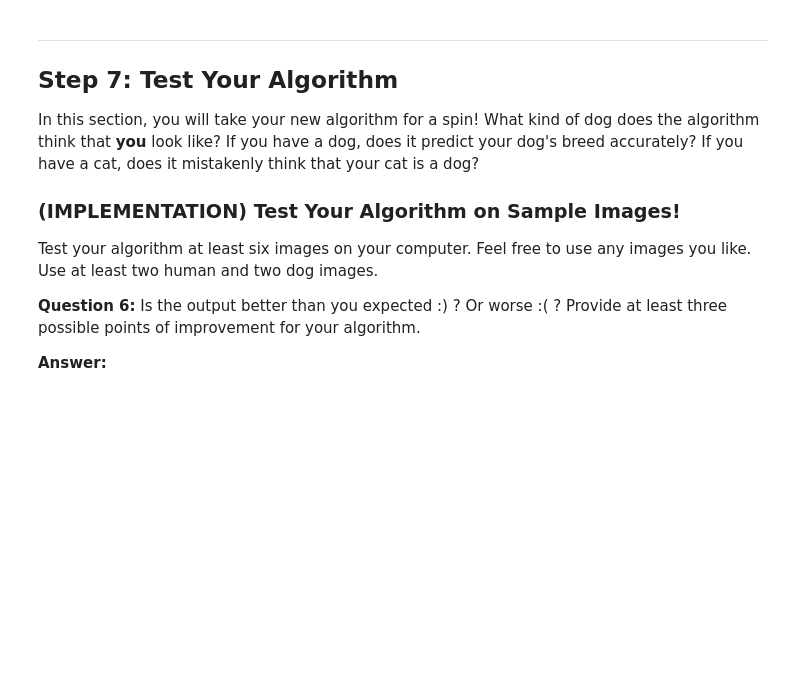
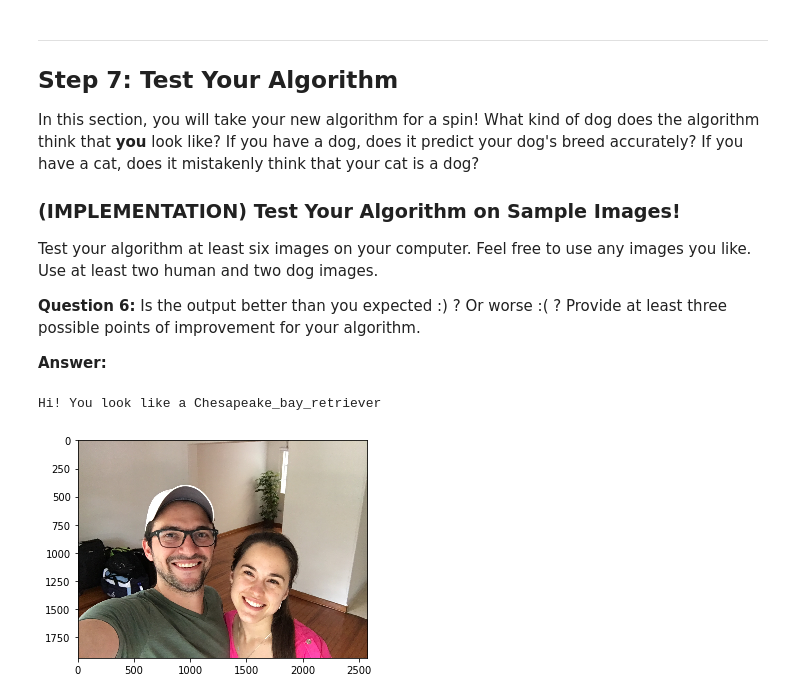
Before and after one commit to sebasibarguen/dog-project, a Jupyter notebook: dog_app.ipynb, the cells around one changed output. Cells and saved outputs as stored; diff of their text form; code cells hidden in the pictures; blank space fills up the shorter version.

Commit message:
added images and predictions.

```diff
--- a/dog_app.ipynb
+++ b/dog_app.ipynb
@@ -708,7 +708,8 @@ def predict_breed(img_path):
 
     is_person = face_detector(img_path)
     is_dog = dog_detector(img_path)
-    if is_person:
+
+    if is_person and not is_dog:
         breed = xception_predict_breed(img_path)
         return "Hi! You look like a {}".format(breed)
     elif is_dog:
@@ -733,4 +734,13 @@ __Answer:__
 # %%
 ## TODO: Execute your algorithm from Step 6 on
 ## at least 6 images on your computer.
 ## Feel free to use as many code cells as needed.
+
+img_path = 'images/person_1.JPG'
+img = cv2.imread( img_path )
+plt.imshow(cv2.cvtColor(img, cv2.COLOR_BGR2RGB))
+result = predict_breed(img_path)
+print( result )
+# %% [output]
+Hi! You look like a Chesapeake_bay_retriever
+[figure, added]
```
Also changed, not shown: parts of 7 cells of this notebook, 6 other files.
